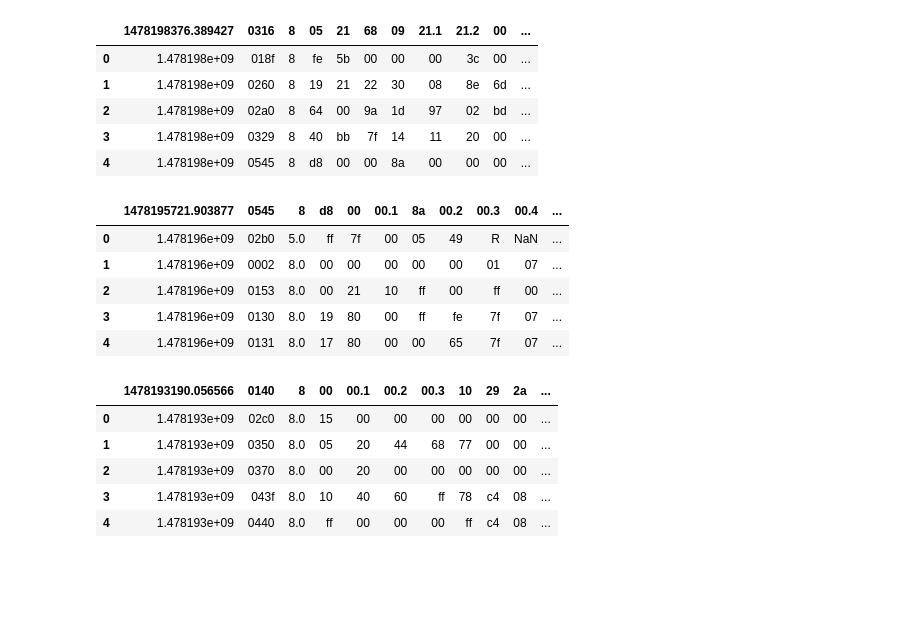
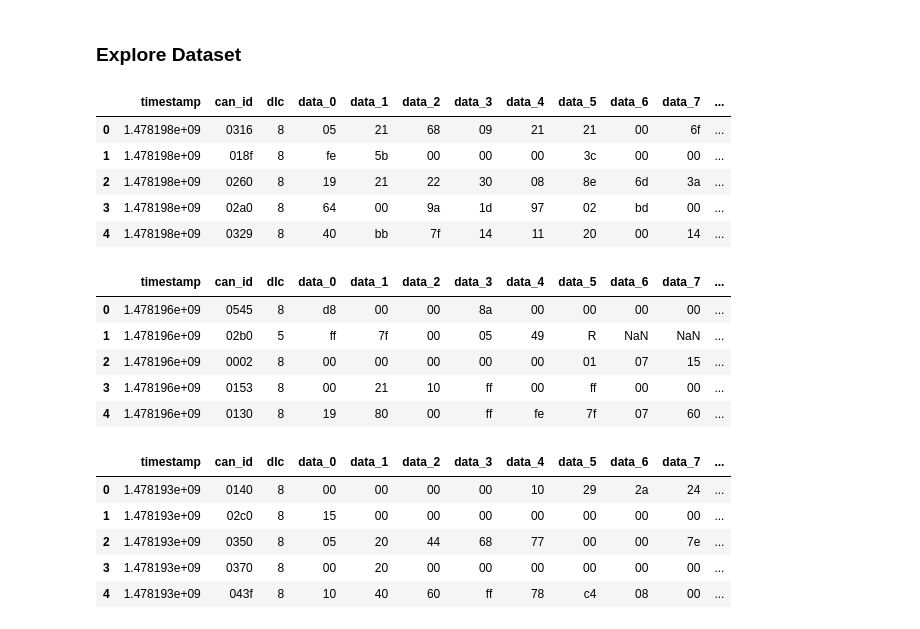
Before and after one commit to henriquelouz/csrd-cavs-attack-classification-benchmarking, a Jupyter notebook: CAV_attack_classification_benchmarking.ipynb, the cells around one changed output. Cells and saved outputs as stored; diff of their text form; code cells hidden in the pictures; blank space fills up the shorter version.

```diff
--- a/CAV_attack_classification_benchmarking.ipynb
+++ b/CAV_attack_classification_benchmarking.ipynb
@@ -3,33 +27,37 @@
+# %% [markdown]
+### Explore Dataset
 # %%
 import pandas as pd
+# %%
+columnames = ["timestamp", "can_id", "dlc", "data_0", "data_1", "data_2", "data_3", "data_4", "data_5", "data_6", "data_7", "flag"]
 # %%
-dos_df = pd.read_csv("datasets/DoS_dataset.csv")
+dos_df = pd.read_csv("DoS_dataset.csv", names=columnames)
 dos_df.head(5)
 # %% [output]
-|  | 1478198376.389427 | 0316 | 8 | 05 | 21 | 68 | 09 | 21.1 | 21.2 | 00 | ... |
-| 0 | 1.478198e+09 | 018f | 8 | fe | 5b | 00 | 00 | 00 | 3c | 00 | ... |
-| 1 | 1.478198e+09 | 0260 | 8 | 19 | 21 | 22 | 30 | 08 | 8e | 6d | ... |
-| 2 | 1.478198e+09 | 02a0 | 8 | 64 | 00 | 9a | 1d | 97 | 02 | bd | ... |
-| 3 | 1.478198e+09 | 0329 | 8 | 40 | bb | 7f | 14 | 11 | 20 | 00 | ... |
-| 4 | 1.478198e+09 | 0545 | 8 | d8 | 00 | 00 | 8a | 00 | 00 | 00 | ... |
+|  | timestamp | can_id | dlc | data_0 | data_1 | data_2 | data_3 | data_4 | data_5 | data_6 | data_7 | ... |
+| 0 | 1.478198e+09 | 0316 | 8 | 05 | 21 | 68 | 09 | 21 | 21 | 00 | 6f | ... |
+| 1 | 1.478198e+09 | 018f | 8 | fe | 5b | 00 | 00 | 00 | 3c | 00 | 00 | ... |
+| 2 | 1.478198e+09 | 0260 | 8 | 19 | 21 | 22 | 30 | 08 | 8e | 6d | 3a | ... |
+| 3 | 1.478198e+09 | 02a0 | 8 | 64 | 00 | 9a | 1d | 97 | 02 | bd | 00 | ... |
+| 4 | 1.478198e+09 | 0329 | 8 | 40 | bb | 7f | 14 | 11 | 20 | 00 | 14 | ... |
 # %%
-fuzzy_df = pd.read_csv("datasets/Fuzzy_dataset.csv")
+fuzzy_df = pd.read_csv("Fuzzy_dataset.csv", names=columnames)
 fuzzy_df.head(5)
 # %% [output]
-|  | 1478195721.903877 | 0545 | 8 | d8 | 00 | 00.1 | 8a | 00.2 | 00.3 | 00.4 | ... |
-| 0 | 1.478196e+09 | 02b0 | 5.0 | ff | 7f | 00 | 05 | 49 | R | NaN | ... |
-| 1 | 1.478196e+09 | 0002 | 8.0 | 00 | 00 | 00 | 00 | 00 | 01 | 07 | ... |
-| 2 | 1.478196e+09 | 0153 | 8.0 | 00 | 21 | 10 | ff | 00 | ff | 00 | ... |
-| 3 | 1.478196e+09 | 0130 | 8.0 | 19 | 80 | 00 | ff | fe | 7f | 07 | ... |
-| 4 | 1.478196e+09 | 0131 | 8.0 | 17 | 80 | 00 | 00 | 65 | 7f | 07 | ... |
+|  | timestamp | can_id | dlc | data_0 | data_1 | data_2 | data_3 | data_4 | data_5 | data_6 | data_7 | ... |
+| 0 | 1.478196e+09 | 0545 | 8 | d8 | 00 | 00 | 8a | 00 | 00 | 00 | 00 | ... |
+| 1 | 1.478196e+09 | 02b0 | 5 | ff | 7f | 00 | 05 | 49 | R | NaN | NaN | ... |
+| 2 | 1.478196e+09 | 0002 | 8 | 00 | 00 | 00 | 00 | 00 | 01 | 07 | 15 | ... |
+| 3 | 1.478196e+09 | 0153 | 8 | 00 | 21 | 10 | ff | 00 | ff | 00 | 00 | ... |
+| 4 | 1.478196e+09 | 0130 | 8 | 19 | 80 | 00 | ff | fe | 7f | 07 | 60 | ... |
 # %%
-gear_df = pd.read_csv("datasets/gear_dataset.csv")
+gear_df = pd.read_csv("gear_dataset.csv", names=columnames)
 gear_df.head(5)
 # %% [output]
-|  | 1478193190.056566 | 0140 | 8 | 00 | 00.1 | 00.2 | 00.3 | 10 | 29 | 2a | ... |
-| 0 | 1.478193e+09 | 02c0 | 8.0 | 15 | 00 | 00 | 00 | 00 | 00 | 00 | ... |
-| 1 | 1.478193e+09 | 0350 | 8.0 | 05 | 20 | 44 | 68 | 77 | 00 | 00 | ... |
-| 2 | 1.478193e+09 | 0370 | 8.0 | 00 | 20 | 00 | 00 | 00 | 00 | 00 | ... |
-| 3 | 1.478193e+09 | 043f | 8.0 | 10 | 40 | 60 | ff | 78 | c4 | 08 | ... |
-| 4 | 1.478193e+09 | 0440 | 8.0 | ff | 00 | 00 | 00 | ff | c4 | 08 | ... |
+|  | timestamp | can_id | dlc | data_0 | data_1 | data_2 | data_3 | data_4 | data_5 | data_6 | data_7 | ... |
+| 0 | 1.478193e+09 | 0140 | 8 | 00 | 00 | 00 | 00 | 10 | 29 | 2a | 24 | ... |
+| 1 | 1.478193e+09 | 02c0 | 8 | 15 | 00 | 00 | 00 | 00 | 00 | 00 | 00 | ... |
+| 2 | 1.478193e+09 | 0350 | 8 | 05 | 20 | 44 | 68 | 77 | 00 | 00 | 7e | ... |
+| 3 | 1.478193e+09 | 0370 | 8 | 00 | 20 | 00 | 00 | 00 | 00 | 00 | 00 | ... |
+| 4 | 1.478193e+09 | 043f | 8 | 10 | 40 | 60 | ff | 78 | c4 | 08 | 00 | ... |
 # %%
```
Also changed, not shown: parts of 8 cells of this notebook.
